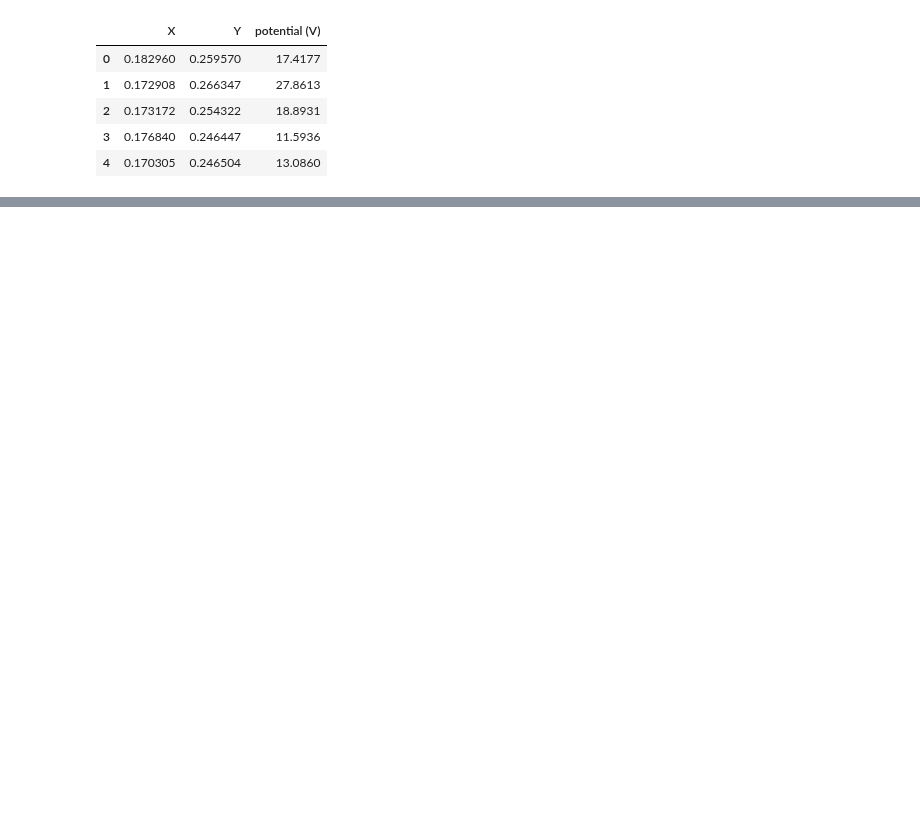
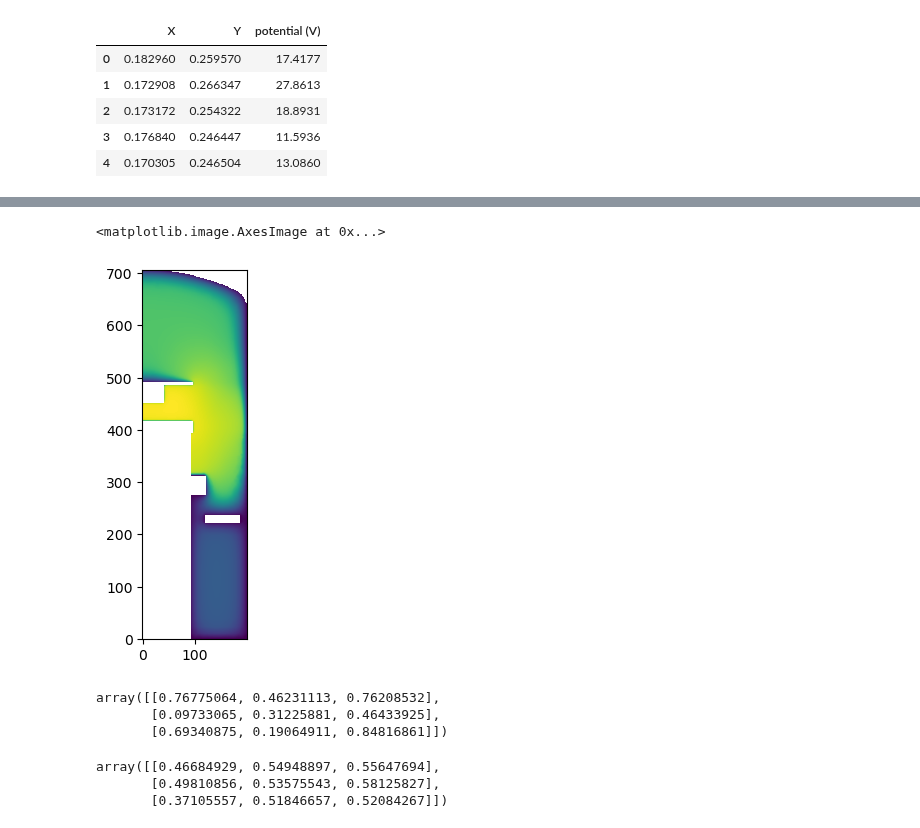
Before and after one commit to jarltc/2d-discharge-nn, a Jupyter notebook: ckdtree-test.ipynb, the cells around one changed output, grey strips where cells are left out. Saved outputs shown, nothing was run; the diff lists cells and outputs as text; code cells hidden in the pictures; blank space fills up the shorter version.

Commit message:
Tested cKDTree and generic_filter

```diff
--- a/ckdtree-test.ipynb
+++ b/ckdtree-test.ipynb
@@ -43,0 +78,2 @@ Y = df.Y.to_numpy()
+# %%
+file2 = Path('/Users/jarl/2d-discharge-nn/data/interpolation_datasets/rec-interpolation2.nc')
@@ -43,0 +82,3 @@ Y = df.Y.to_numpy()
+# %%
+ds = xr.open_dataset(file2)
+ds
@@ -43,0 +109,6 @@ Y = df.Y.to_numpy()
+# %%
+potential = ds['potential (V)'].sel(V=200, P=100).to_numpy()
+plt.imshow(potential, origin='lower')
+# %% [output]
+<matplotlib.image.AxesImage at 0x...>
+[figure, added]
@@ -43,0 +119,13 @@ Y = df.Y.to_numpy()
+# %%
+test_array = np.random.rand(3,3)
+test_array
+# %% [output]
+array([[0.76775064, 0.46231113, 0.76208532],
+       [0.09733065, 0.31225881, 0.46433925],
+       [0.69340875, 0.19064911, 0.84816861]])
+# %%
+generic_filter(test_array, function=np.mean, footprint=fp)
+# %% [output]
+array([[0.46684929, 0.54948897, 0.55647694],
+       [0.49810856, 0.53575543, 0.58125827],
+       [0.37105557, 0.51846657, 0.52084267]])
```
Also changed, not shown: parts of 15 cells of this notebook.
